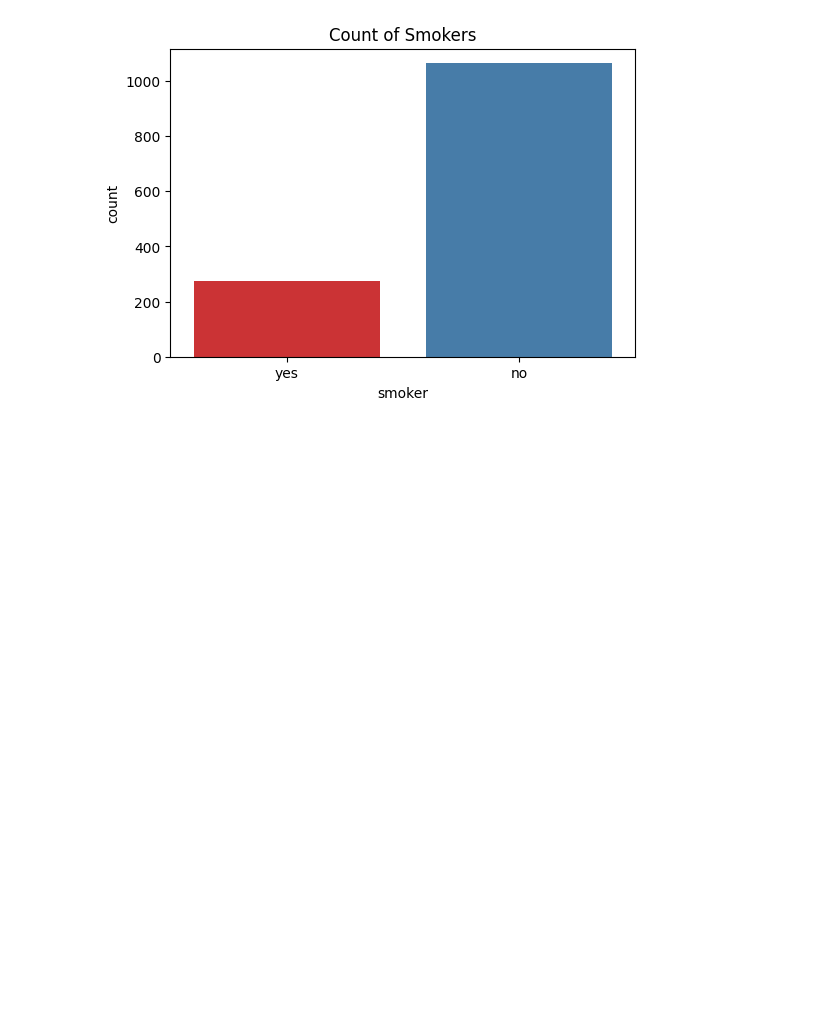
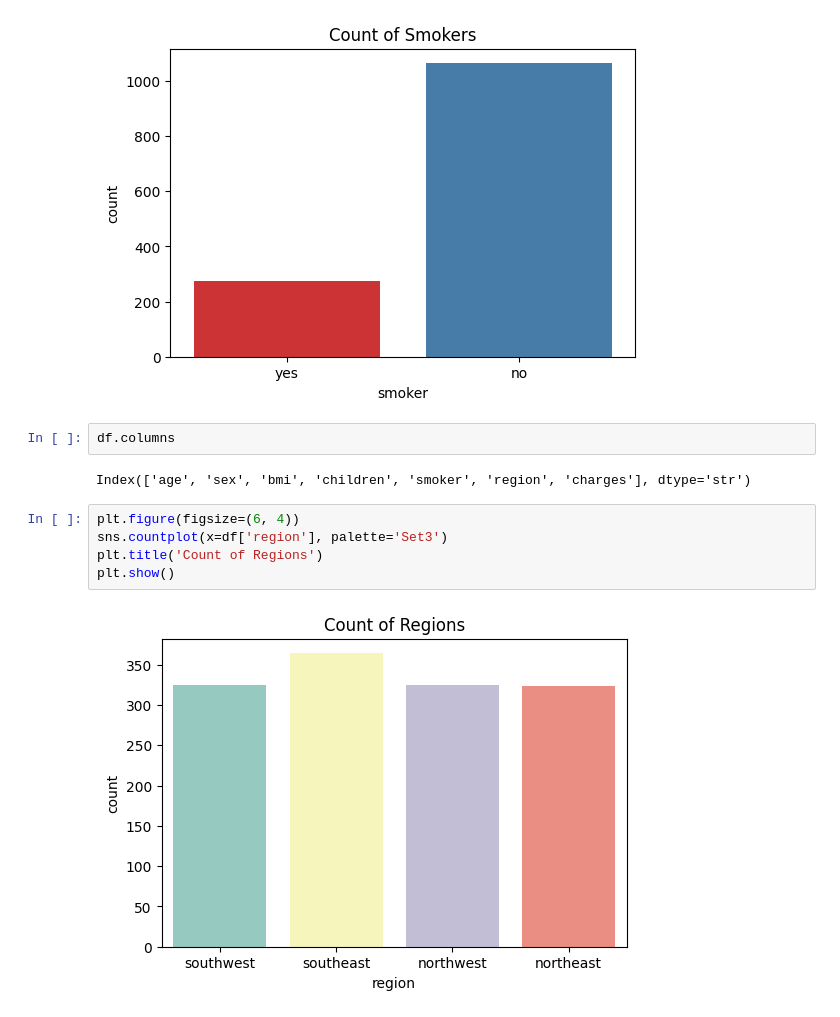
Before and after one commit to laxmansharma1811/Feature_Extraction_Project, a Jupyter notebook: insurance.ipynb, the cells around one changed output. Cells and saved outputs as stored; diff of their text form; blank space fills up the shorter version.

Commit message:
Visulization added for different column

```diff
--- a/insurance.ipynb
+++ b/insurance.ipynb
@@ -99,3 +99,14 @@ plt.title('Count of Smokers')
 plt.show()
 # %% [output]
 [figure]
+# %%
+df.columns
+# %% [output]
+Index(['age', 'sex', 'bmi', 'children', 'smoker', 'region', 'charges'], dtype='str')
+# %%
+plt.figure(figsize=(6, 4))
+sns.countplot(x=df['region'], palette='Set3')
+plt.title('Count of Regions')
+plt.show()
+# %% [output]
+[figure, added]
```
Also changed, not shown: parts of 1 cell of this notebook.
